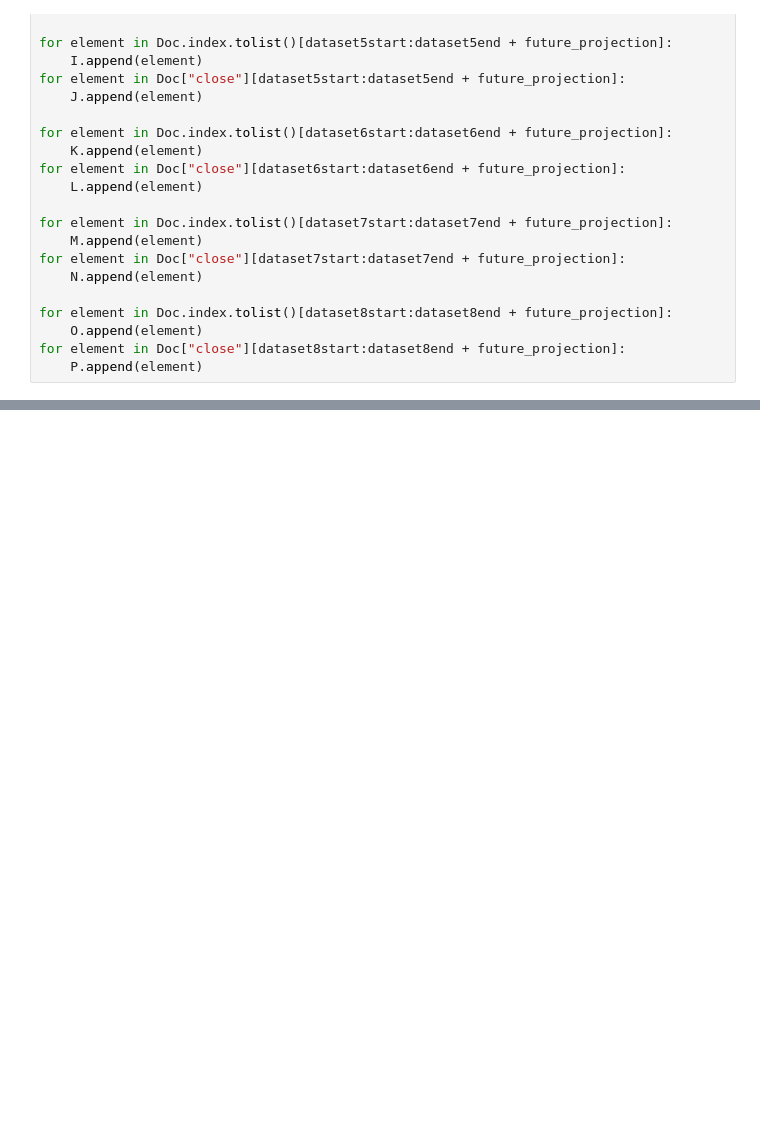
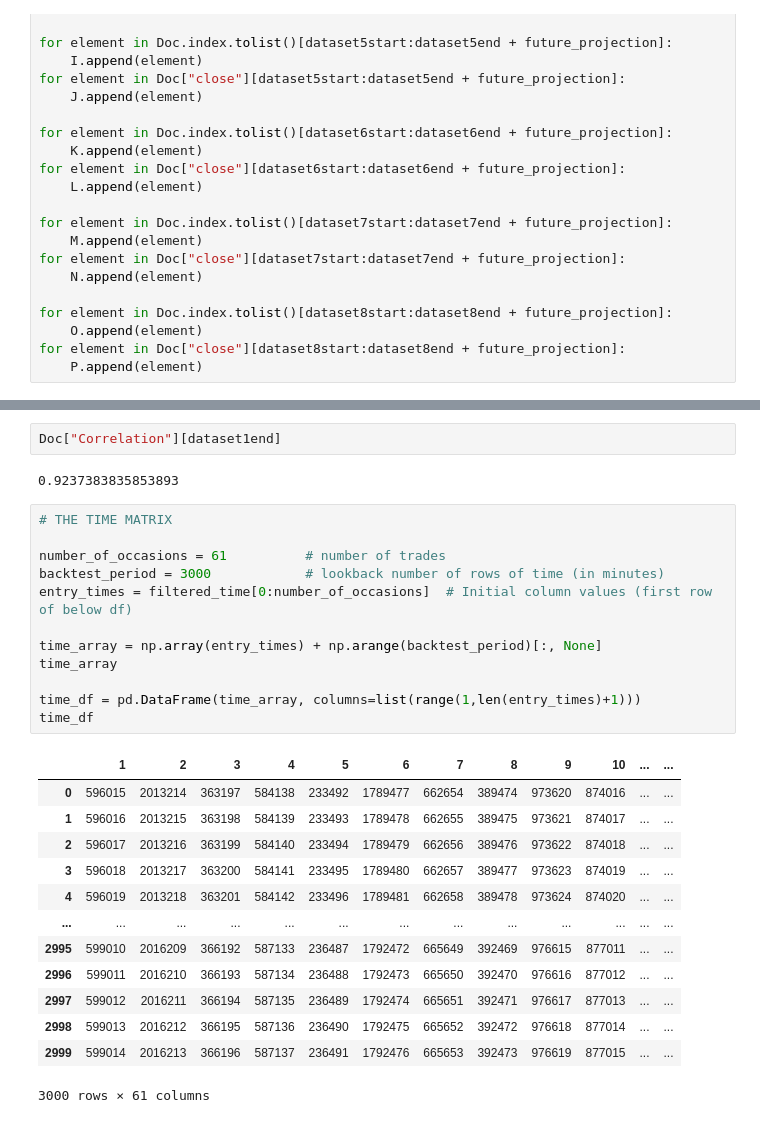
Before and after one commit to henryhongshares/October-2021, a Jupyter notebook: Pattern Matcher Backtester Elite.ipynb, the cells around one changed output, grey strips where cells are left out. Cells and saved outputs as stored; diff of their text form; blank space fills up the shorter version.

```diff
--- a/Pattern Matcher Backtester Elite.ipynb
+++ b/Pattern Matcher Backtester Elite.ipynb
@@ -389,3 +392,33 @@ show(p)
+# %%
+Doc["Correlation"][dataset1end]
+# %% [output]
+0.9237383835853893
+# %%
+# THE TIME MATRIX
+
+number_of_occasions = 61          # number of trades
+backtest_period = 3000            # lookback number of rows of time (in minutes)
+entry_times = filtered_time[0:number_of_occasions]  # Initial column values (first row of below df)
+
+time_array = np.array(entry_times) + np.arange(backtest_period)[:, None]
+time_array
+
+time_df = pd.DataFrame(time_array, columns=list(range(1,len(entry_times)+1)))
+time_df
+# %% [output]
+|  | 1 | 2 | 3 | 4 | 5 | 6 | 7 | 8 | 9 | 10 | ... | ... |
+| 0 | 596015 | 2013214 | 363197 | 584138 | 233492 | 1789477 | 662654 | 389474 | 973620 | 874016 | ... | ... |
+| 1 | 596016 | 2013215 | 363198 | 584139 | 233493 | 1789478 | 662655 | 389475 | 973621 | 874017 | ... | ... |
+| 2 | 596017 | 2013216 | 363199 | 584140 | 233494 | 1789479 | 662656 | 389476 | 973622 | 874018 | ... | ... |
+| 3 | 596018 | 2013217 | 363200 | 584141 | 233495 | 1789480 | 662657 | 389477 | 973623 | 874019 | ... | ... |
+| 4 | 596019 | 2013218 | 363201 | 584142 | 233496 | 1789481 | 662658 | 389478 | 973624 | 874020 | ... | ... |
+| ... | ... | ... | ... | ... | ... | ... | ... | ... | ... | ... | ... | ... |
+| 2995 | 599010 | 2016209 | 366192 | 587133 | 236487 | 1792472 | 665649 | 392469 | 976615 | 877011 | ... | ... |
+| 2996 | 599011 | 2016210 | 366193 | 587134 | 236488 | 1792473 | 665650 | 392470 | 976616 | 877012 | ... | ... |
+| 2997 | 599012 | 2016211 | 366194 | 587135 | 236489 | 1792474 | 665651 | 392471 | 976617 | 877013 | ... | ... |
+| 2998 | 599013 | 2016212 | 366195 | 587136 | 236490 | 1792475 | 665652 | 392472 | 976618 | 877014 | ... | ... |
+| 2999 | 599014 | 2016213 | 366196 | 587137 | 236491 | 1792476 | 665653 | 392473 | 976619 | 877015 | ... | ... |
+3000 rows × 61 columns
 # %%
 runtime = time.time() - start_time
 runtime_whole_minutes = round(runtime/60)
```
Also changed, not shown: parts of 6 cells of this notebook, 5 other files.
